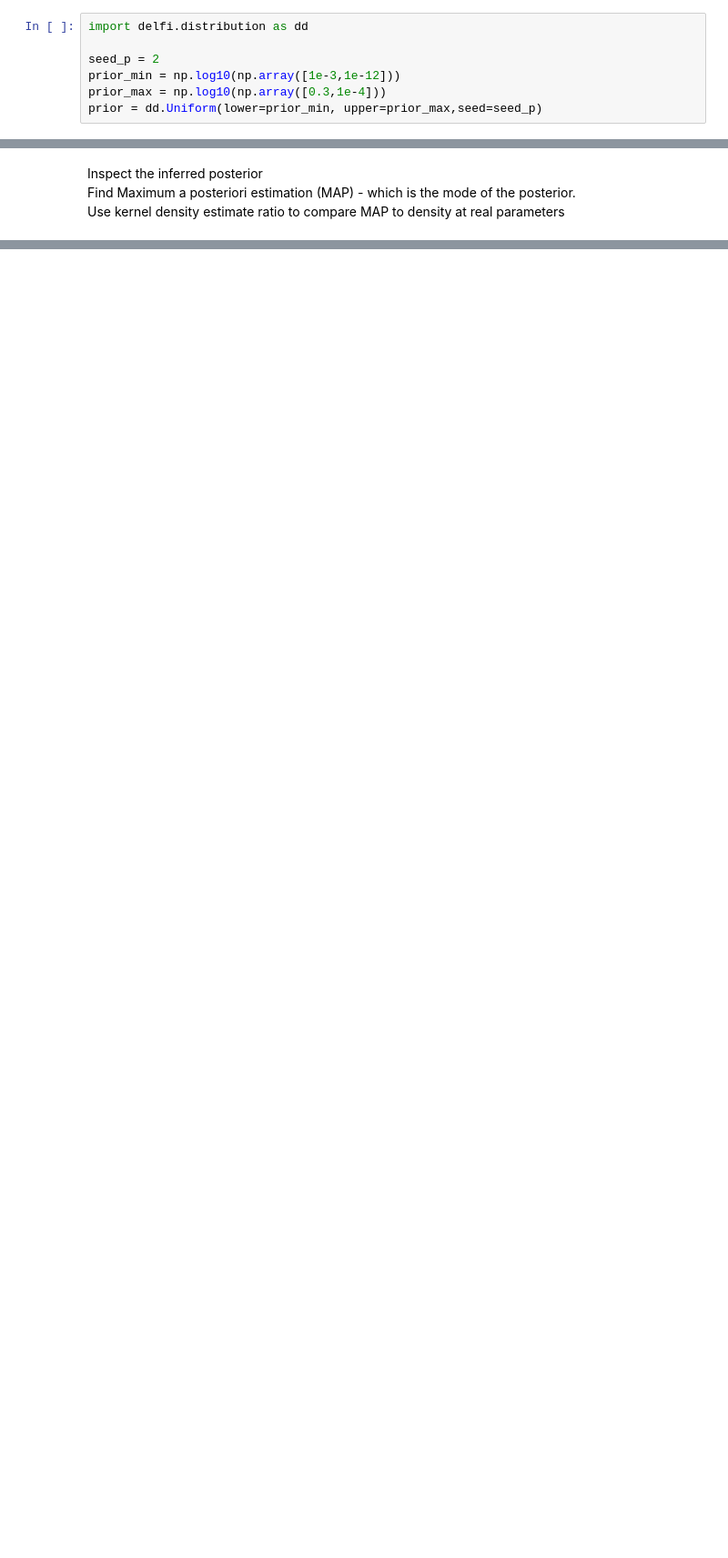
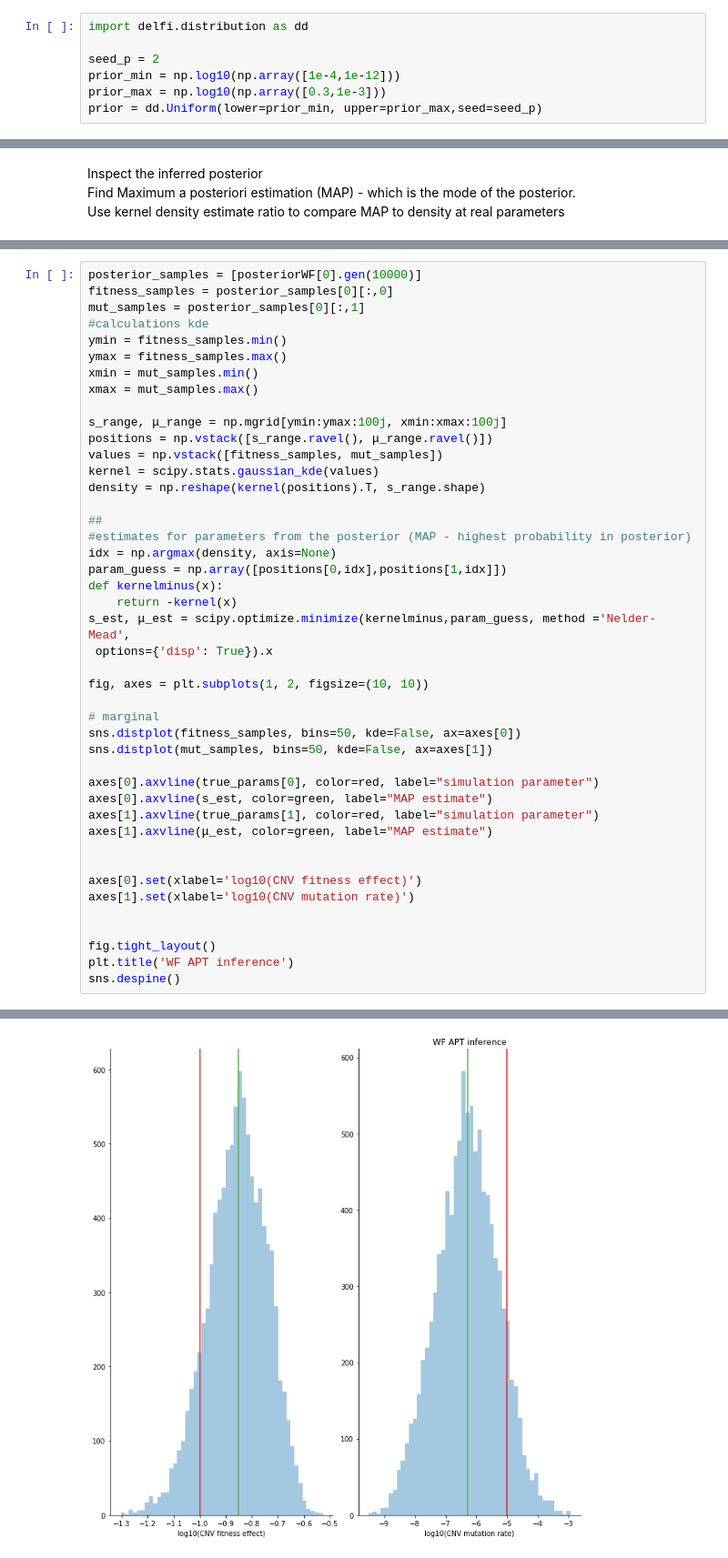
Before and after one commit to graceave/cnv_sims_inference, a Jupyter notebook: cnv_delfi.ipynb, the cells around one changed output, grey strips where cells are left out. Shown: that part at 91% size. Cells and saved outputs as stored; diff of their text form; blank space fills up the shorter version.

```diff
--- a/cnv_delfi.ipynb
+++ b/cnv_delfi.ipynb
@@ -93,8 +177,8 @@ Prior over model parameters. Model parameters are CNV fitness effects and CNV mu
 import delfi.distribution as dd
 
 seed_p = 2
-prior_min = np.log10(np.array([1e-3,1e-12]))
-prior_max = np.log10(np.array([0.3,1e-4]))
+prior_min = np.log10(np.array([1e-4,1e-12]))
+prior_max = np.log10(np.array([0.3,1e-3]))
 prior = dd.Uniform(lower=prior_min, upper=prior_max,seed=seed_p)
 # %% [markdown]
 "Summary statistics" here will be the proportion of the population each of the 25 timepoints that were measured in Lauer et al. 2018.
@@ -283,0 +340,45 @@ All figures together
+# %%
+posterior_samples = [posteriorWF[0].gen(10000)]
+fitness_samples = posterior_samples[0][:,0]
+mut_samples = posterior_samples[0][:,1]
+#calculations kde
+ymin = fitness_samples.min()
+ymax = fitness_samples.max()
+xmin = mut_samples.min()
+xmax = mut_samples.max()
+
+s_range, μ_range = np.mgrid[ymin:ymax:100j, xmin:xmax:100j]
+positions = np.vstack([s_range.ravel(), μ_range.ravel()])
+values = np.vstack([fitness_samples, mut_samples])
+kernel = scipy.stats.gaussian_kde(values)
+density = np.reshape(kernel(positions).T, s_range.shape)
+
+##
+#estimates for parameters from the posterior (MAP - highest probability in posterior)
+idx = np.argmax(density, axis=None)
+param_guess = np.array([positions[0,idx],positions[1,idx]])
+def kernelminus(x):
+    return -kernel(x)
+s_est, μ_est = scipy.optimize.minimize(kernelminus,param_guess, method ='Nelder-Mead',
+ options={'disp': True}).x
+
+fig, axes = plt.subplots(1, 2, figsize=(10, 10))
+
+# marginal
+sns.distplot(fitness_samples, bins=50, kde=False, ax=axes[0])
+sns.distplot(mut_samples, bins=50, kde=False, ax=axes[1])
+
+axes[0].axvline(true_params[0], color=red, label="simulation parameter")
+axes[0].axvline(s_est, color=green, label="MAP estimate")
+axes[1].axvline(true_params[1], color=red, label="simulation parameter")
+axes[1].axvline(μ_est, color=green, label="MAP estimate")
+
+
+axes[0].set(xlabel='log10(CNV fitness effect)')
+axes[1].set(xlabel='log10(CNV mutation rate)')
+
+
+fig.tight_layout()
+plt.title('WF APT inference')
+sns.despine()
+# %% [output]
@@ -283,0 +389 @@ All figures together
+[figure, added]
```
Also changed, not shown: parts of 34 cells of this notebook.
